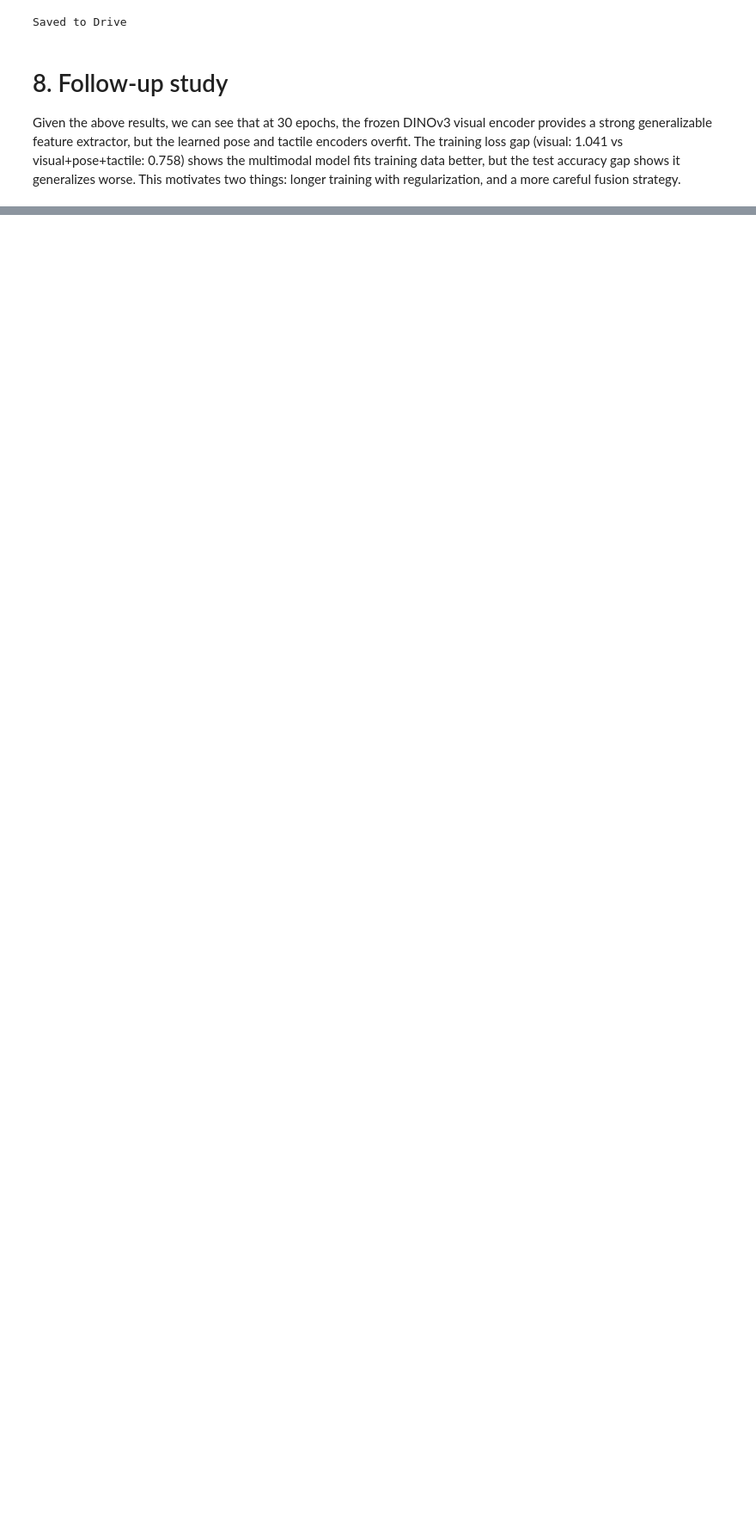
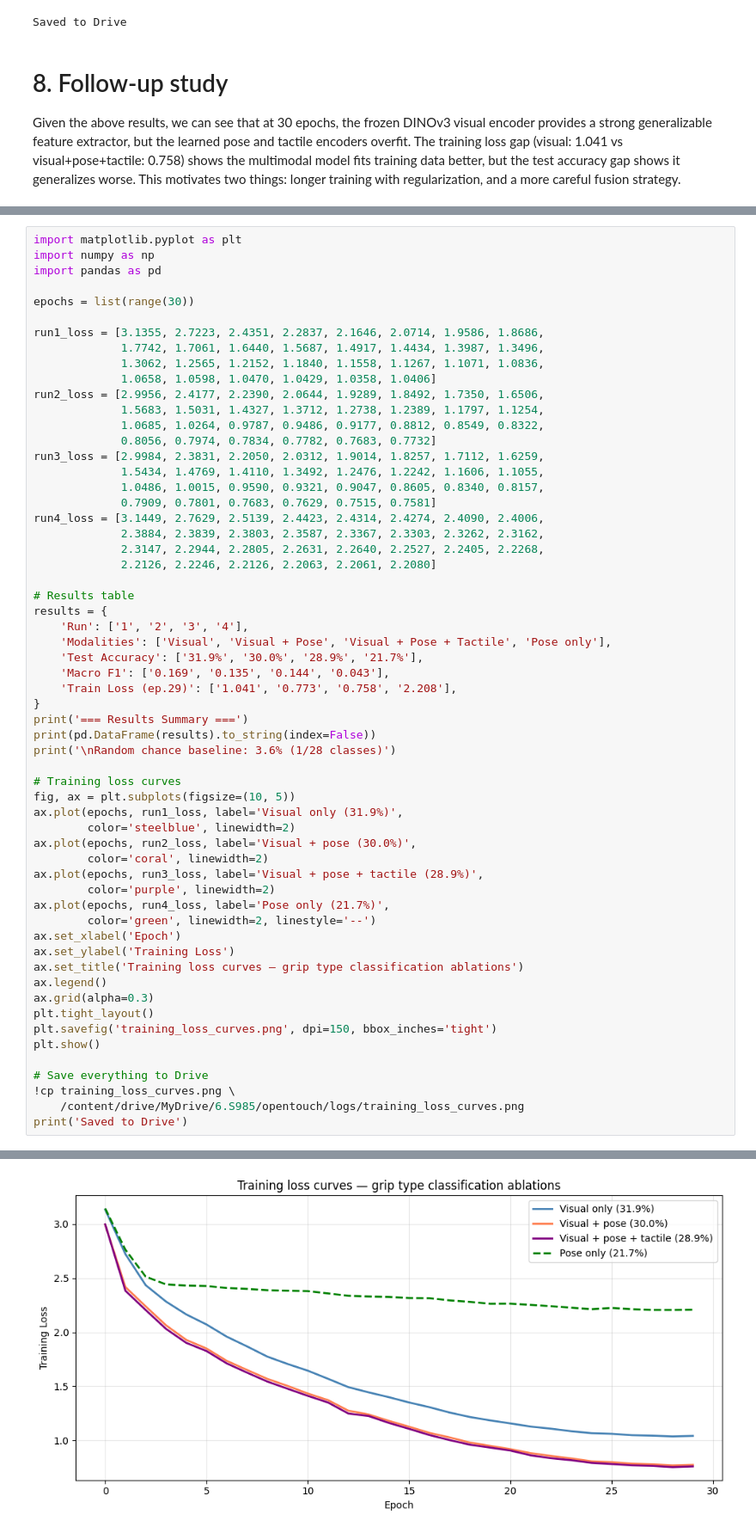
Before and after one commit to cassandraxzhe/mmai-tactile-grasp, a Jupyter notebook: notebooks/opentouch_colab_training.ipynb, the cells around one changed output, grey strips where cells are left out. Shown at 86% size. Cells and saved outputs as stored; diff of their text form; blank space fills up the shorter version.

Commit message:
opentouch notebook cleanup

```diff
--- a/notebooks/opentouch_colab_training.ipynb
+++ b/notebooks/opentouch_colab_training.ipynb
@@ -488,0 +418,60 @@ Given the above results, we can see that at 30 epochs, the frozen DINOv3 visual
+# %%
+import matplotlib.pyplot as plt
+import numpy as np
+import pandas as pd
+
+epochs = list(range(30))
+
+run1_loss = [3.1355, 2.7223, 2.4351, 2.2837, 2.1646, 2.0714, 1.9586, 1.8686,
+             1.7742, 1.7061, 1.6440, 1.5687, 1.4917, 1.4434, 1.3987, 1.3496,
+             1.3062, 1.2565, 1.2152, 1.1840, 1.1558, 1.1267, 1.1071, 1.0836,
+             1.0658, 1.0598, 1.0470, 1.0429, 1.0358, 1.0406]
+run2_loss = [2.9956, 2.4177, 2.2390, 2.0644, 1.9289, 1.8492, 1.7350, 1.6506,
+             1.5683, 1.5031, 1.4327, 1.3712, 1.2738, 1.2389, 1.1797, 1.1254,
+             1.0685, 1.0264, 0.9787, 0.9486, 0.9177, 0.8812, 0.8549, 0.8322,
+             0.8056, 0.7974, 0.7834, 0.7782, 0.7683, 0.7732]
+run3_loss = [2.9984, 2.3831, 2.2050, 2.0312, 1.9014, 1.8257, 1.7112, 1.6259,
+             1.5434, 1.4769, 1.4110, 1.3492, 1.2476, 1.2242, 1.1606, 1.1055,
+             1.0486, 1.0015, 0.9590, 0.9321, 0.9047, 0.8605, 0.8340, 0.8157,
+             0.7909, 0.7801, 0.7683, 0.7629, 0.7515, 0.7581]
+run4_loss = [3.1449, 2.7629, 2.5139, 2.4423, 2.4314, 2.4274, 2.4090, 2.4006,
+             2.3884, 2.3839, 2.3803, 2.3587, 2.3367, 2.3303, 2.3262, 2.3162,
+             2.3147, 2.2944, 2.2805, 2.2631, 2.2640, 2.2527, 2.2405, 2.2268,
+             2.2126, 2.2246, 2.2126, 2.2063, 2.2061, 2.2080]
+
+# Results table
+results = {
+    'Run': ['1', '2', '3', '4'],
+    'Modalities': ['Visual', 'Visual + Pose', 'Visual + Pose + Tactile', 'Pose only'],
+    'Test Accuracy': ['31.9%', '30.0%', '28.9%', '21.7%'],
+    'Macro F1': ['0.169', '0.135', '0.144', '0.043'],
+    'Train Loss (ep.29)': ['1.041', '0.773', '0.758', '2.208'],
+}
+print('=== Results Summary ===')
+print(pd.DataFrame(results).to_string(index=False))
+print('\nRandom chance baseline: 3.6% (1/28 classes)')
+
+# Training loss curves
+fig, ax = plt.subplots(figsize=(10, 5))
+ax.plot(epochs, run1_loss, label='Visual only (31.9%)',
+        color='steelblue', linewidth=2)
+ax.plot(epochs, run2_loss, label='Visual + pose (30.0%)',
+        color='coral', linewidth=2)
+ax.plot(epochs, run3_loss, label='Visual + pose + tactile (28.9%)',
+        color='purple', linewidth=2)
+ax.plot(epochs, run4_loss, label='Pose only (21.7%)',
+        color='green', linewidth=2, linestyle='--')
+ax.set_xlabel('Epoch')
+ax.set_ylabel('Training Loss')
+ax.set_title('Training loss curves — grip type classification ablations')
+ax.legend()
+ax.grid(alpha=0.3)
+plt.tight_layout()
+plt.savefig('training_loss_curves.png', dpi=150, bbox_inches='tight')
+plt.show()
+
+# Save everything to Drive
+!cp training_loss_curves.png \
+    /content/drive/MyDrive/6.S985/opentouch/logs/training_loss_curves.png
+print('Saved to Drive')
+# %% [output]
@@ -488,0 +486 @@ Given the above results, we can see that at 30 epochs, the frozen DINOv3 visual
+[figure, added]
```
Also changed, not shown: parts of 19 cells of this notebook.
